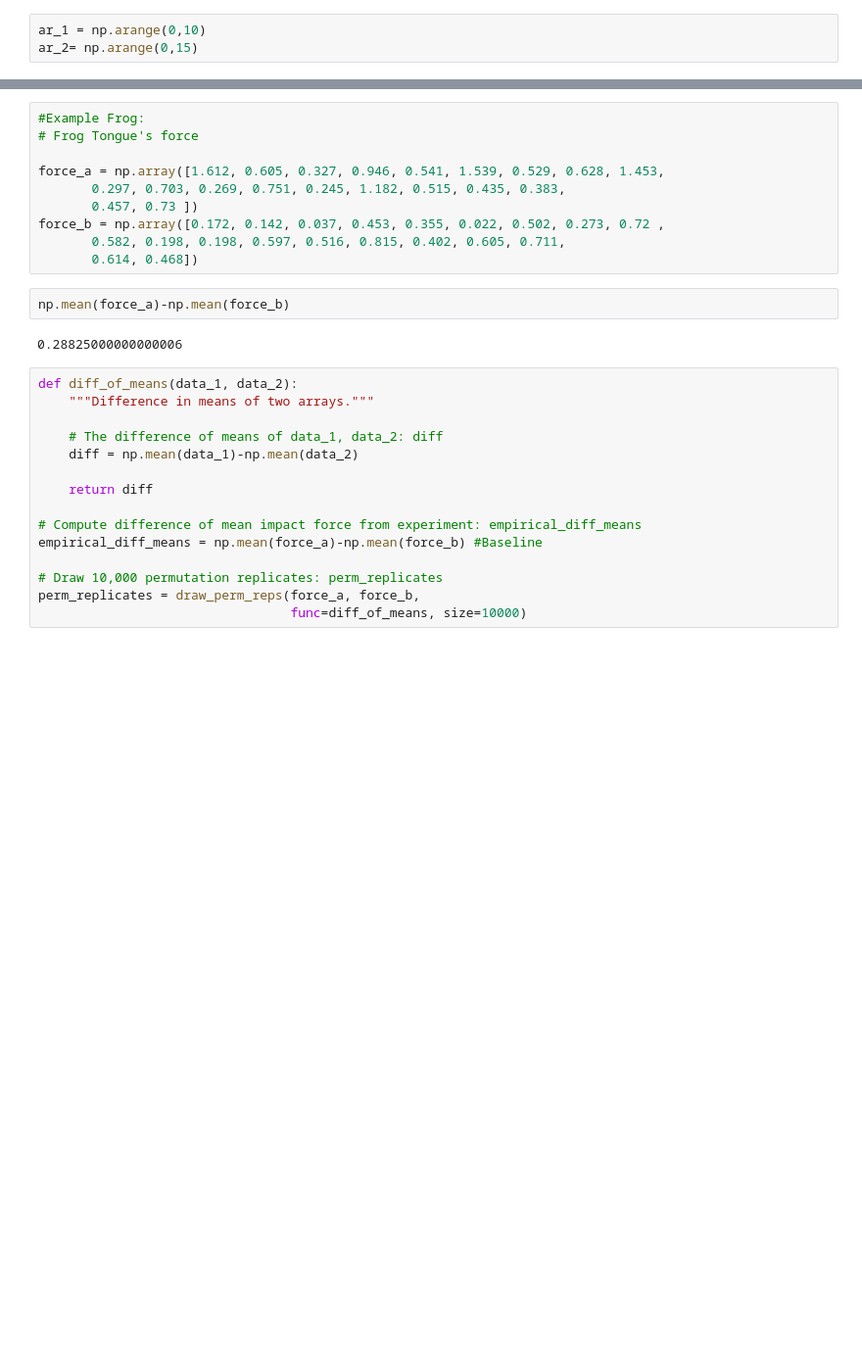
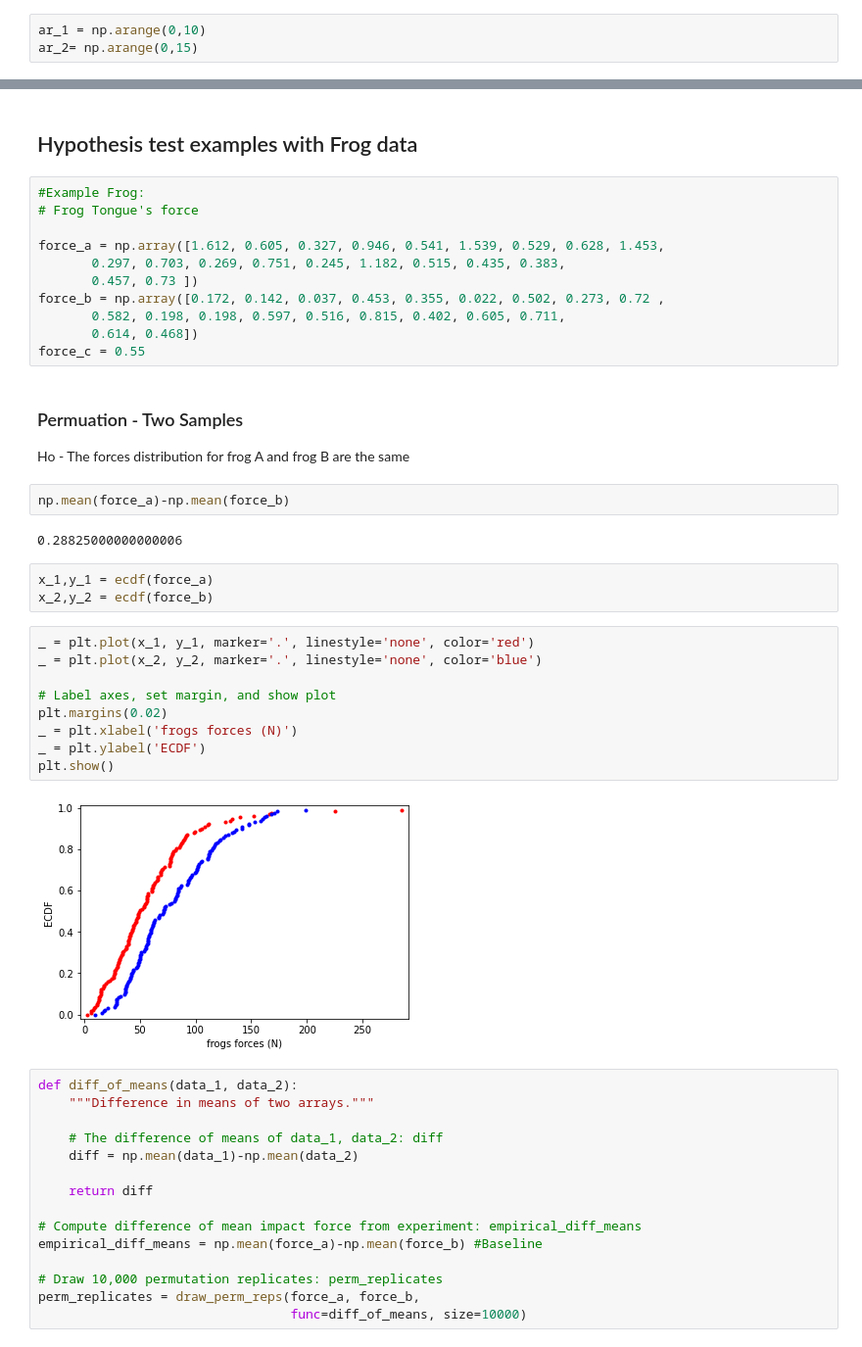
Before and after one commit to filipeaguiarrod/statistic_topics, a Jupyter notebook: Practical_case/Hypothesis_Tests.ipynb, the cells around one changed output, grey strips where cells are left out. Shown: that part at 98% size. Saved outputs shown, nothing was run; the diff lists cells and outputs as text; blank space fills up the shorter version.

```diff
--- a/Practical_case/Hypothesis_Tests.ipynb
+++ b/Practical_case/Hypothesis_Tests.ipynb
@@ -127,3 +131,5 @@ permutation_sample(ar_1,ar_2)
+# %% [markdown]
+## Hypothesis test examples with Frog data
 # %%
 #Example Frog:
 # Frog Tongue's force
@@ -134,10 +140,29 @@ force_a = np.array([1.612, 0.605, 0.327, 0.946, 0.541, 1.539, 0.529, 0.628, 1.45
 force_b = np.array([0.172, 0.142, 0.037, 0.453, 0.355, 0.022, 0.502, 0.273, 0.72 ,
        0.582, 0.198, 0.198, 0.597, 0.516, 0.815, 0.402, 0.605, 0.711,
        0.614, 0.468])
+force_c = 0.55
+# %% [markdown]
+### Permuation - Two Samples
+
+Ho - The forces distribution for frog A and frog B are the same
 # %%
 np.mean(force_a)-np.mean(force_b)
 # %% [output]
 0.28825000000000006
+# %%
+x_1,y_1 = ecdf(force_a)
+x_2,y_2 = ecdf(force_b)
+# %%
+_ = plt.plot(x_1, y_1, marker='.', linestyle='none', color='red')
+_ = plt.plot(x_2, y_2, marker='.', linestyle='none', color='blue')
+
+# Label axes, set margin, and show plot
+plt.margins(0.02)
+_ = plt.xlabel('frogs forces (N)')
+_ = plt.ylabel('ECDF')
+plt.show()
+# %% [output]
+[figure, added]
 # %%
 def diff_of_means(data_1, data_2):
     """Difference in means of two arrays."""
```
Also changed, not shown: parts of 22 cells of this notebook.
